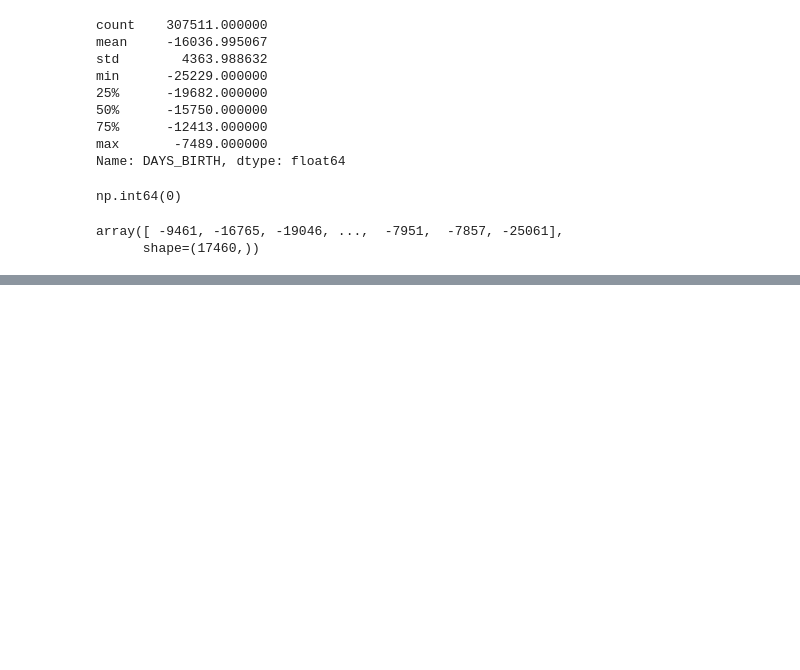
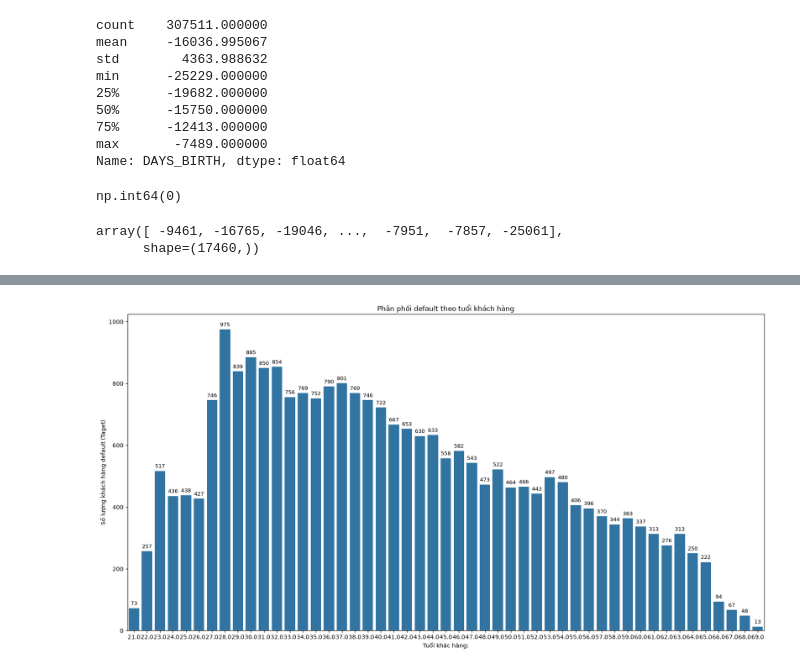
Before and after one commit to Felix-Locnguyen/Home-Credit-Default-Risk, a Jupyter notebook: Notebooks/Data_understanding.ipynb, the cells around one changed output, grey strips where cells are left out. Cells and saved outputs as stored; diff of their text form; code cells hidden in the pictures; blank space fills up the shorter version.

```diff
--- a/Notebooks/Data_understanding.ipynb
+++ b/Notebooks/Data_understanding.ipynb
@@ -694,0 +714,16 @@ df = application_train['NAME_CONTRACT_TYPE']
+# %%
+df_taget_1 = df[df['TARGET']==1]
+counts = df_taget_1['DAYS_BIRTH'].value_counts().sort_index()
+
+plt.figure(figsize=(20,10))
+ax = sns.barplot(x=counts.index, y=counts.values)
+plt.xlabel("Tuổi khác hàng:")
+plt.ylabel("Số lượng khách hàng default (Taget)")
+plt.title('Phân phối default theo tuổi khách hàng')
+# Hiển thị số lượng trên đầu mỗi cột
+for i, v in enumerate(counts.values):
+    ax.text(i, v + 10, str(v), ha='center', fontsize=9)
+
+plt.show()
+# %% [output]
+[figure, added]
```
Also changed, not shown: parts of 51 cells of this notebook.
